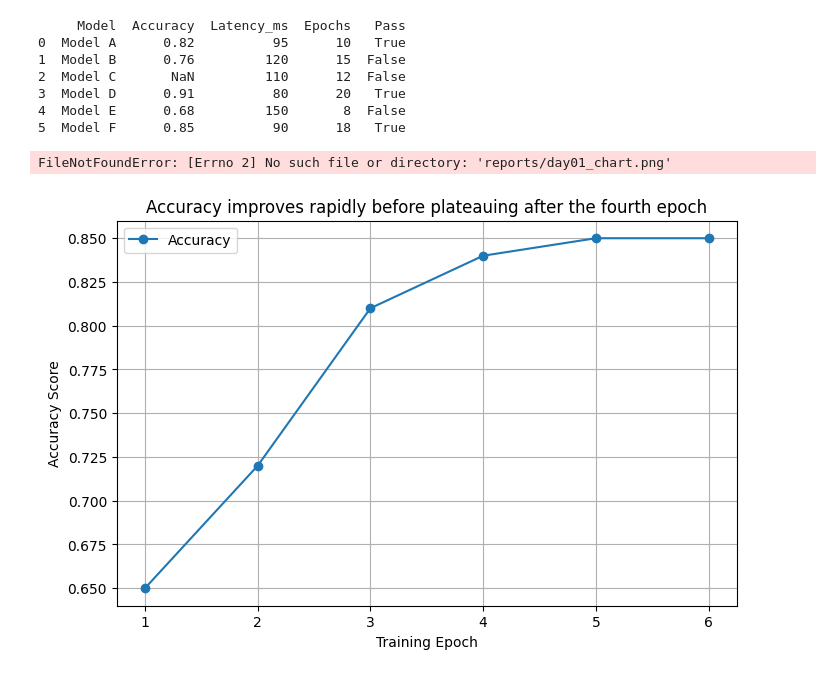
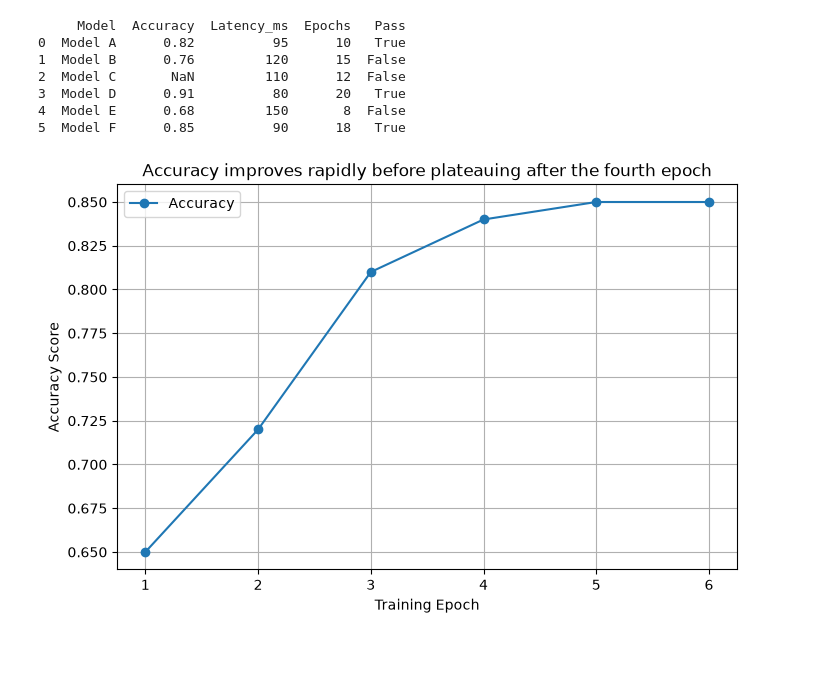
Before and after one commit to mclaire12/KLab-tekher-program, a Jupyter notebook: Assignment1/notebooks/assignment1.ipynb, the cells around one changed output. Cells and saved outputs as stored; diff of their text form; code cells hidden in the pictures.

```diff
--- a/Assignment1/notebooks/assignment1.ipynb
+++ b/Assignment1/notebooks/assignment1.ipynb
@@ -374,36 +377,37 @@ print(df)
 # %%
 # Task 5 one chart , one Claim
 
+import os
 import matplotlib.pyplot as plt
 
 # Accuracy scores recorded over six training epochs.
 epochs = [1, 2, 3, 4, 5, 6]
 accuracy_scores = [0.65, 0.72, 0.81, 0.84, 0.85, 0.85]
 
 # Create the figure.
 plt.figure(figsize=(8, 5))
 
 # Plot the data.
 plt.plot(epochs, accuracy_scores, marker="o", label="Accuracy")
 
 # Label both axes.
 plt.xlabel("Training Epoch")
 plt.ylabel("Accuracy Score")
 
 # The title states a finding from the data.
 plt.title("Accuracy improves rapidly before plateauing after the fourth epoch")
 
 # A legend explains the plotted series.
 plt.legend()
 
 # Make the chart easier to read.
 plt.grid(True)
 
-# Save the chart in the required location.
-plt.savefig("reports/day01_chart.png", dpi=150, bbox_inches="tight")
+# Save the chart in the required location (reports/ lives one level up from notebooks/).
+os.makedirs("../reports", exist_ok=True)
+plt.savefig("../reports/day01_chart.png", dpi=150, bbox_inches="tight")
 
 # Display the chart in the notebook.
 plt.show()
 # %% [output]
-FileNotFoundError: [Errno 2] No such file or directory: 'reports/day01_chart.png'
-[figure, old version]
+[figure, new version]
```
Also changed, not shown: parts of 3 cells of this notebook, 1 other file.
